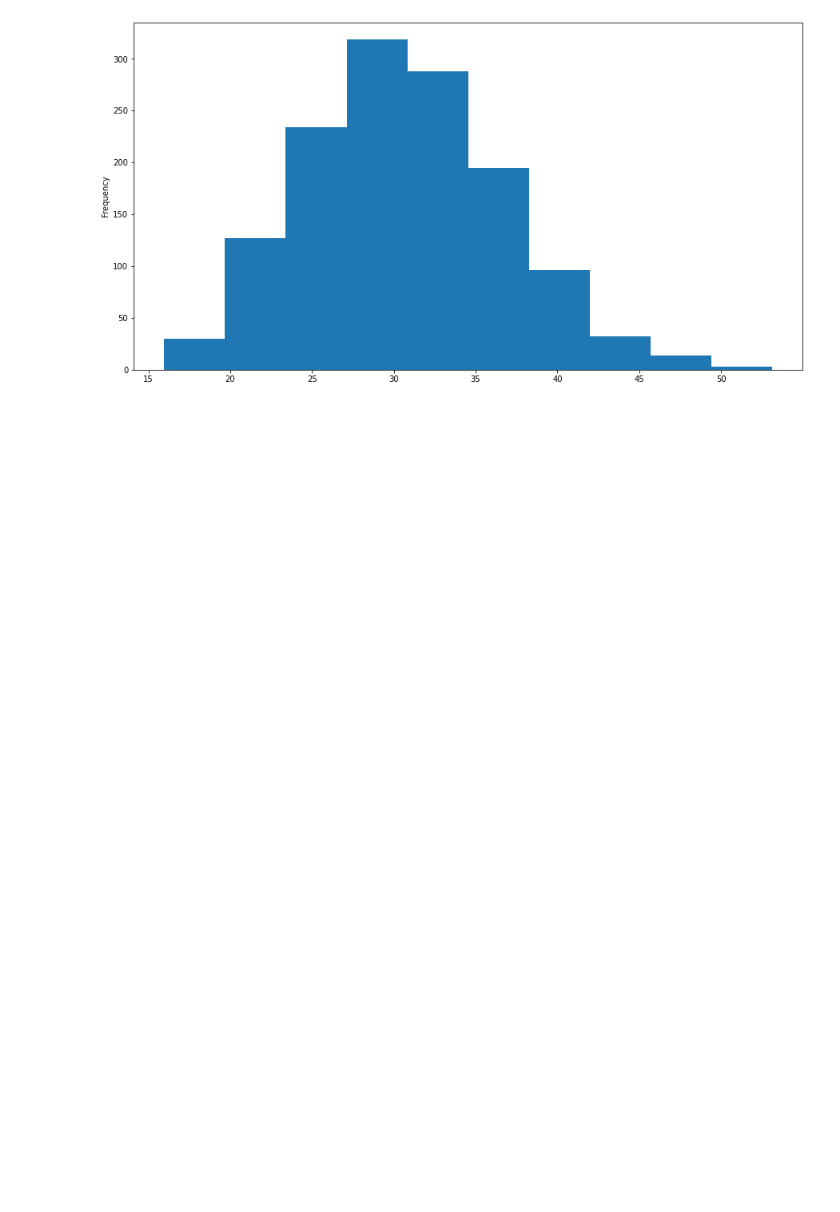
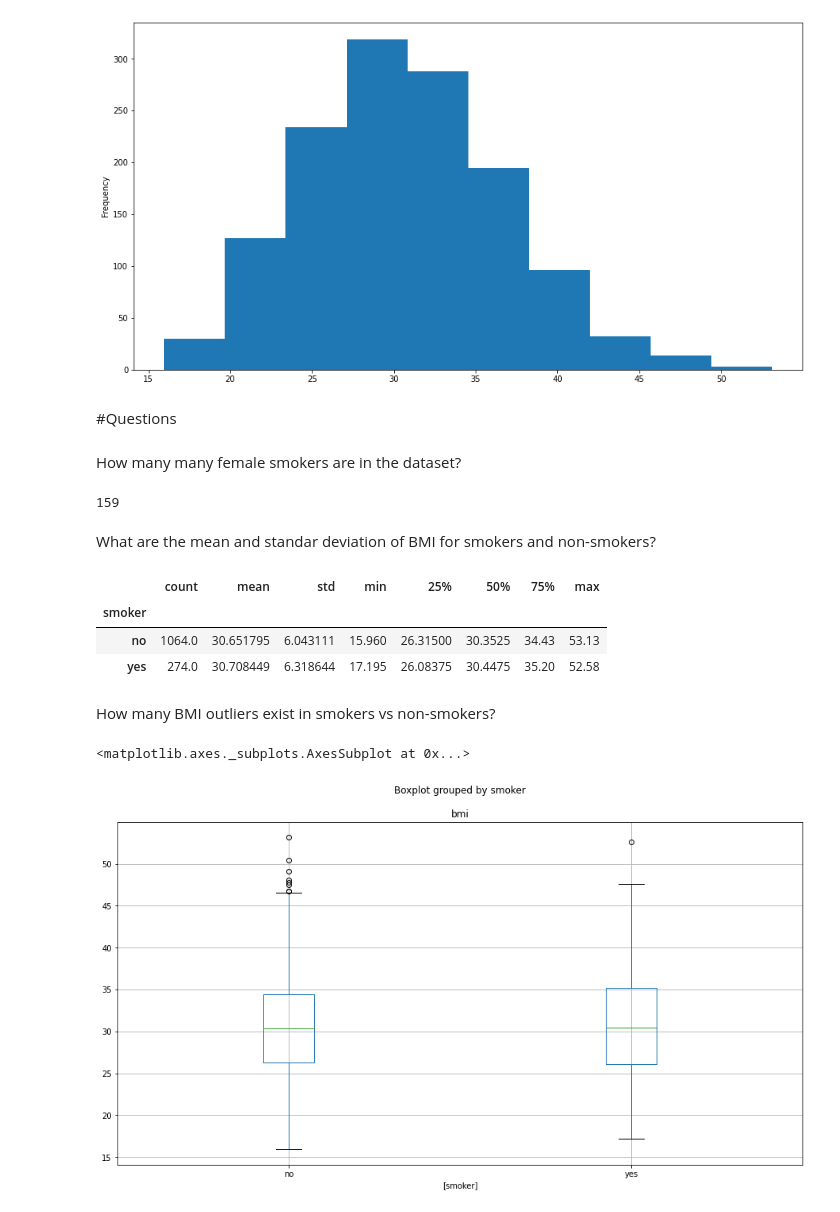
Before and after one commit to uofldmlab/IntroDMLab, a Jupyter notebook: demo_lab_01.ipynb, the cells around one changed output. Cells and saved outputs as stored; diff of their text form; code cells hidden in the pictures; blank space fills up the shorter version.

```diff
--- a/demo_lab_01.ipynb
+++ b/demo_lab_01.ipynb
@@ -163,3 +187,27 @@ df[['sex','bmi']].boxplot(by="sex",figsize=(15, 8))
 ax = df['bmi'].plot.hist(figsize=(15, 8))
 # %% [output]
 [figure]
+# %% [markdown]
+#Questions
+# %% [markdown]
+How many many female smokers are in the dataset?
+# %%
+len(df[(df['sex']=='male')&(df['smoker']=='yes')])
+# %% [output]
+159
+# %% [markdown]
+What are the mean and standar deviation of BMI for smokers and non-smokers?
+# %%
+df.groupby(["smoker"])['bmi'].describe()
+# %% [output]
+|  | count | mean | std | min | 25% | 50% | 75% | max |
+| smoker |  |  |  |  |  |  |  |  |
+| no | 1064.0 | 30.651795 | 6.043111 | 15.960 | 26.31500 | 30.3525 | 34.43 | 53.13 |
+| yes | 274.0 | 30.708449 | 6.318644 | 17.195 | 26.08375 | 30.4475 | 35.20 | 52.58 |
+# %% [markdown]
+How many BMI outliers exist in smokers vs non-smokers?
+# %%
+df[['smoker','bmi']].boxplot(by="smoker",figsize=(15, 8))
+# %% [output]
+<matplotlib.axes._subplots.AxesSubplot at 0x...>
+[figure, added]
```
Also changed, not shown: parts of 14 cells of this notebook.
